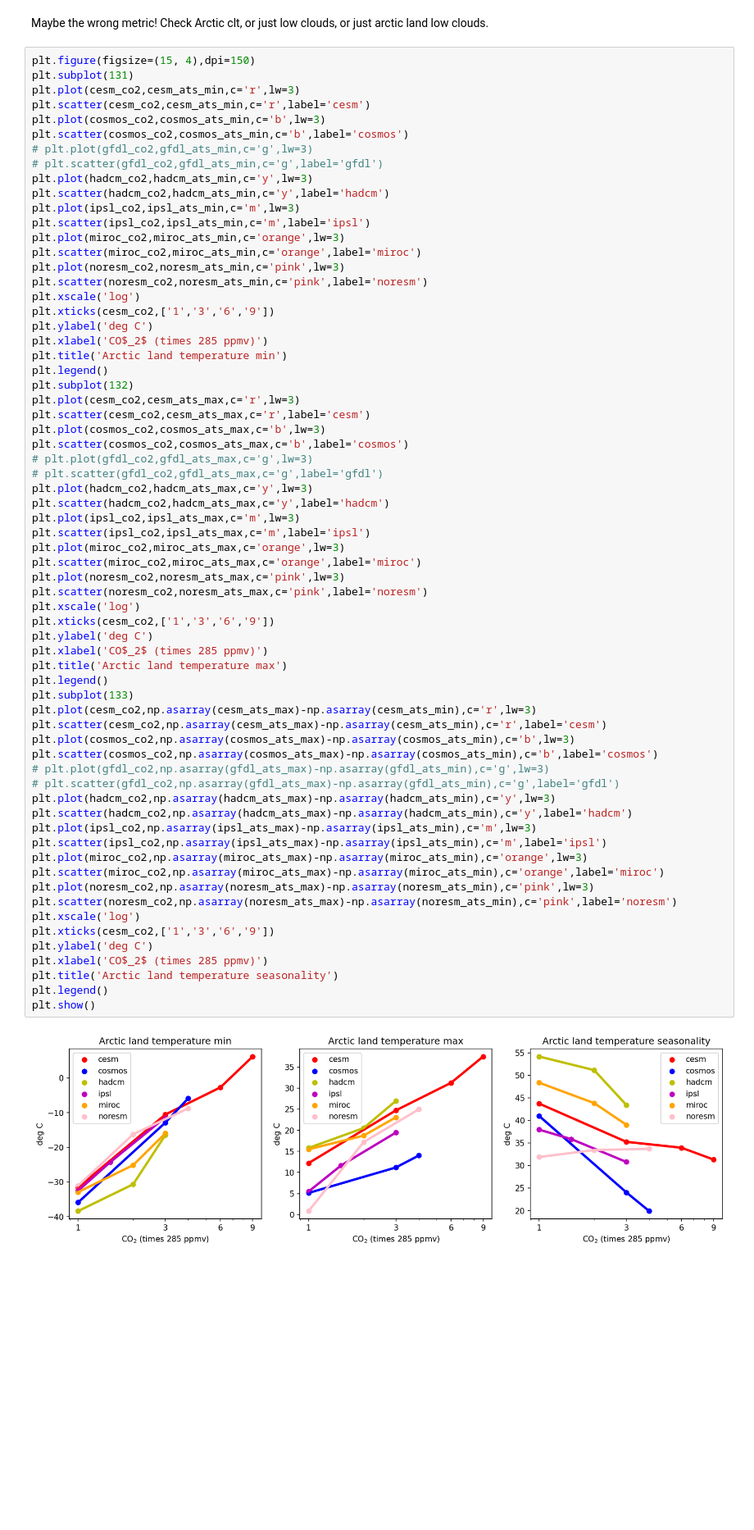
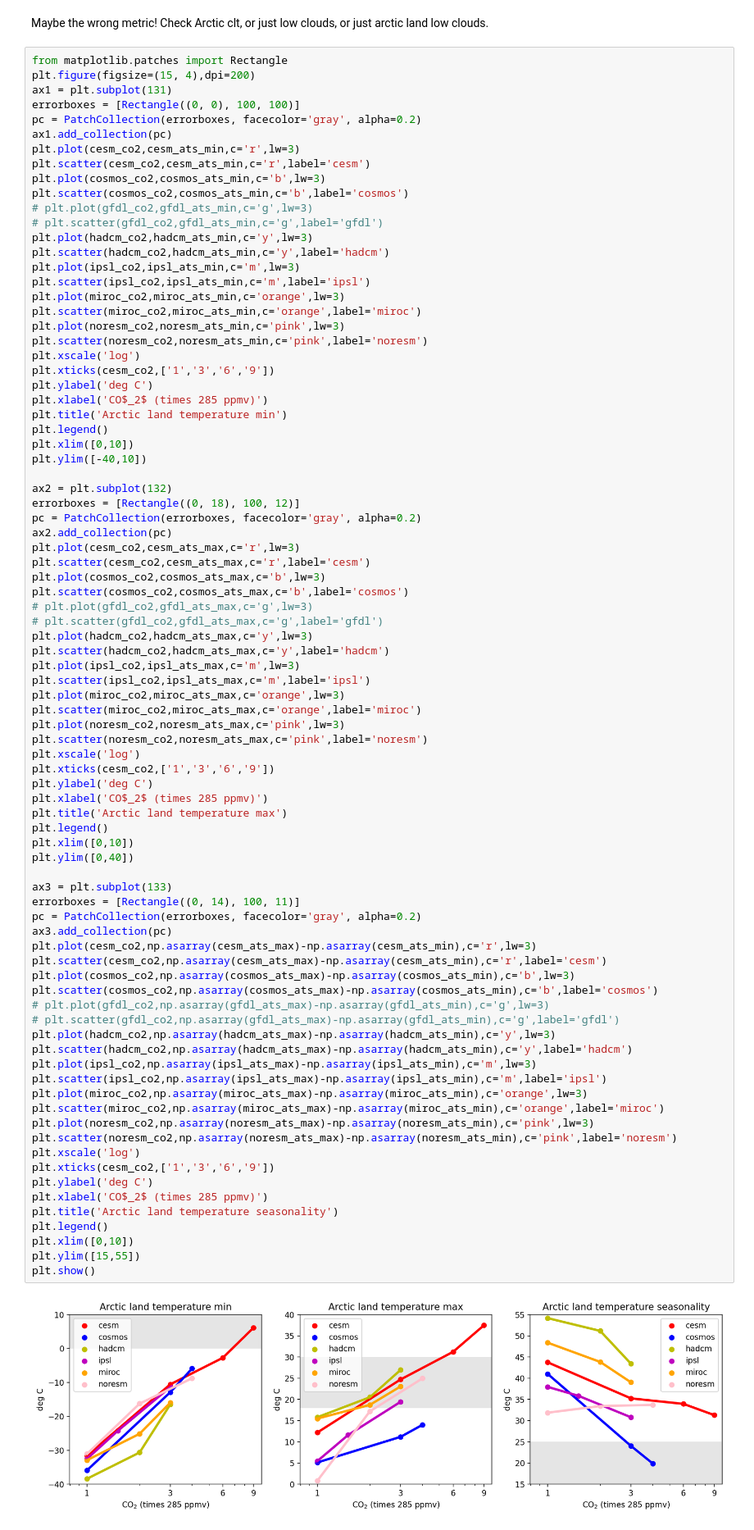
Before and after one commit to matthewjhenry/eocene, a Jupyter notebook: eocene_deepmip.ipynb, the cells around one changed output. Shown at 82% size. Saved outputs shown, nothing was run; the diff lists cells and outputs as text; blank space fills up the shorter version.

```diff
--- a/eocene_deepmip.ipynb
+++ b/eocene_deepmip.ipynb
@@ -289,8 +301,12 @@ plt.show()
 # %% [markdown]
 Maybe the wrong metric! Check Arctic clt, or just low clouds, or just arctic land low clouds.
 # %%
-plt.figure(figsize=(15, 4),dpi=150)
-plt.subplot(131)
+from matplotlib.patches import Rectangle
+plt.figure(figsize=(15, 4),dpi=200)
+ax1 = plt.subplot(131)
+errorboxes = [Rectangle((0, 0), 100, 100)]
+pc = PatchCollection(errorboxes, facecolor='gray', alpha=0.2)
+ax1.add_collection(pc)
 plt.plot(cesm_co2,cesm_ats_min,c='r',lw=3)
 plt.scatter(cesm_co2,cesm_ats_min,c='r',label='cesm')
 plt.plot(cosmos_co2,cosmos_ats_min,c='b',lw=3)
@@ -311,7 +327,13 @@ plt.ylabel('deg C')
 plt.xlabel('CO$_2$ (times 285 ppmv)')
 plt.title('Arctic land temperature min')
 plt.legend()
-plt.subplot(132)
+plt.xlim([0,10])
+plt.ylim([-40,10])
+
+ax2 = plt.subplot(132)
+errorboxes = [Rectangle((0, 18), 100, 12)]
+pc = PatchCollection(errorboxes, facecolor='gray', alpha=0.2)
+ax2.add_collection(pc)
 plt.plot(cesm_co2,cesm_ats_max,c='r',lw=3)
 plt.scatter(cesm_co2,cesm_ats_max,c='r',label='cesm')
 plt.plot(cosmos_co2,cosmos_ats_max,c='b',lw=3)
@@ -327,35 +349,43 @@ plt.scatter(miroc_co2,miroc_ats_max,c='orange',label='miroc')
 plt.plot(noresm_co2,noresm_ats_max,c='pink',lw=3)
 plt.scatter(noresm_co2,noresm_ats_max,c='pink',label='noresm')
 plt.xscale('log')
 plt.xticks(cesm_co2,['1','3','6','9'])
 plt.ylabel('deg C')
 plt.xlabel('CO$_2$ (times 285 ppmv)')
 plt.title('Arctic land temperature max')
 plt.legend()
-plt.subplot(133)
+plt.xlim([0,10])
+plt.ylim([0,40])
+
+ax3 = plt.subplot(133)
+errorboxes = [Rectangle((0, 14), 100, 11)]
+pc = PatchCollection(errorboxes, facecolor='gray', alpha=0.2)
+ax3.add_collection(pc)
 plt.plot(cesm_co2,np.asarray(cesm_ats_max)-np.asarray(cesm_ats_min),c='r',lw=3)
 plt.scatter(cesm_co2,np.asarray(cesm_ats_max)-np.asarray(cesm_ats_min),c='r',label='cesm')
 plt.plot(cosmos_co2,np.asarray(cosmos_ats_max)-np.asarray(cosmos_ats_min),c='b',lw=3)
 plt.scatter(cosmos_co2,np.asarray(cosmos_ats_max)-np.asarray(cosmos_ats_min),c='b',label='cosmos')
 # plt.plot(gfdl_co2,np.asarray(gfdl_ats_max)-np.asarray(gfdl_ats_min),c='g',lw=3)
 # plt.scatter(gfdl_co2,np.asarray(gfdl_ats_max)-np.asarray(gfdl_ats_min),c='g',label='gfdl')
 plt.plot(hadcm_co2,np.asarray(hadcm_ats_max)-np.asarray(hadcm_ats_min),c='y',lw=3)
 plt.scatter(hadcm_co2,np.asarray(hadcm_ats_max)-np.asarray(hadcm_ats_min),c='y',label='hadcm')
 plt.plot(ipsl_co2,np.asarray(ipsl_ats_max)-np.asarray(ipsl_ats_min),c='m',lw=3)
 plt.scatter(ipsl_co2,np.asarray(ipsl_ats_max)-np.asarray(ipsl_ats_min),c='m',label='ipsl')
 plt.plot(miroc_co2,np.asarray(miroc_ats_max)-np.asarray(miroc_ats_min),c='orange',lw=3)
 plt.scatter(miroc_co2,np.asarray(miroc_ats_max)-np.asarray(miroc_ats_min),c='orange',label='miroc')
 plt.plot(noresm_co2,np.asarray(noresm_ats_max)-np.asarray(noresm_ats_min),c='pink',lw=3)
 plt.scatter(noresm_co2,np.asarray(noresm_ats_max)-np.asarray(noresm_ats_min),c='pink',label='noresm')
 plt.xscale('log')
 plt.xticks(cesm_co2,['1','3','6','9'])
 plt.ylabel('deg C')
 plt.xlabel('CO$_2$ (times 285 ppmv)')
 plt.title('Arctic land temperature seasonality')
 plt.legend()
+plt.xlim([0,10])
+plt.ylim([15,55])
 plt.show()
 # %% [output]
-[figure, old version]
+[figure, new version]
 # %%
 import pandas as pd
 proxy = pd.read_csv('./../data_isca/eocene.csv').to_xarray().set_coords(('Paleolat_herold'))
```
Also changed, not shown: parts of 4 cells of this notebook.
